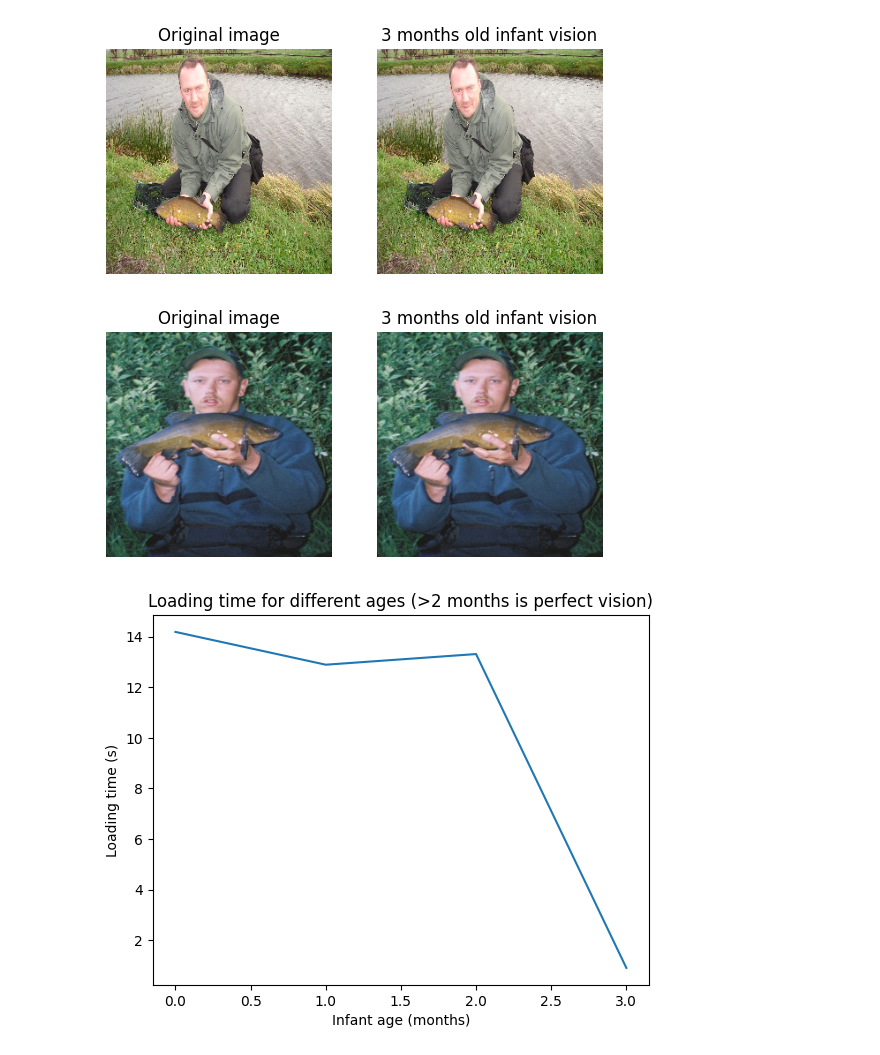
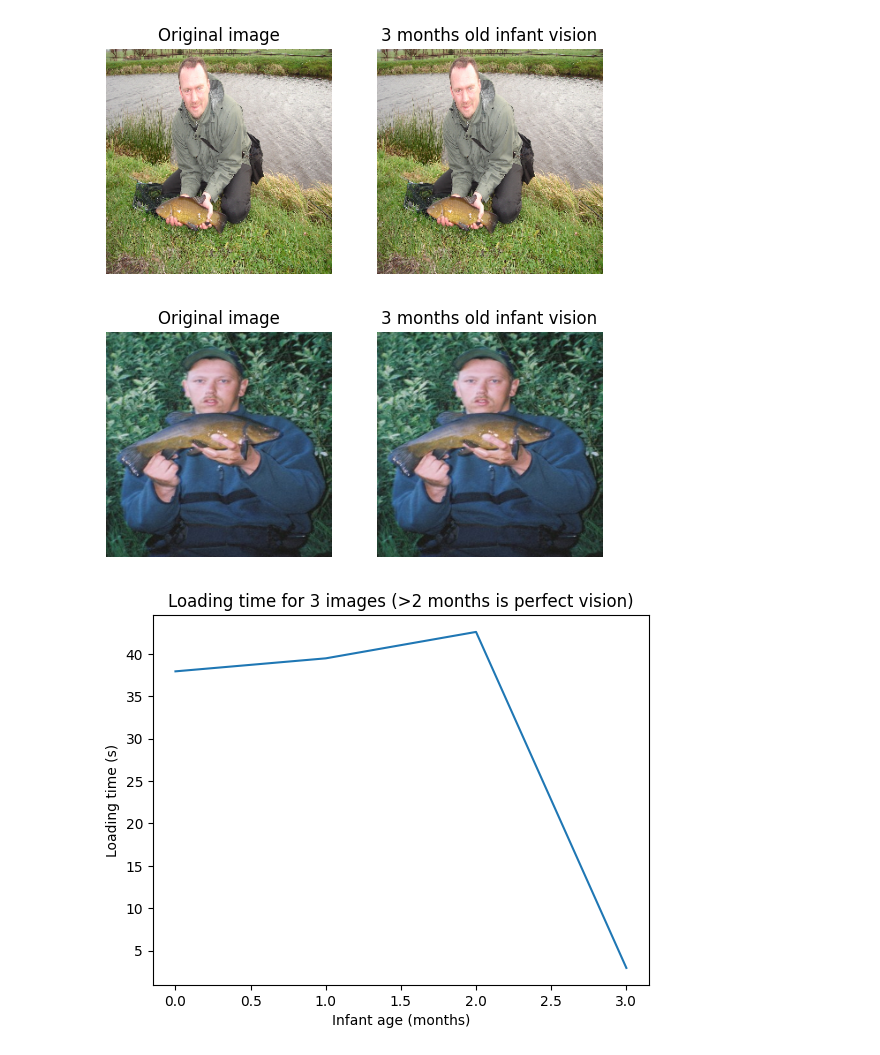
Before and after one commit to kamsur/CompVis, a Jupyter notebook: Part_1-Low_color_sensitivity/dataloader_demo.ipynb, the cells around one changed output. Drawn from its saved outputs; the diff is of its cells as text; code cells hidden in the pictures.

```diff
--- a/Part_1-Low_color_sensitivity/dataloader_demo.ipynb
+++ b/Part_1-Low_color_sensitivity/dataloader_demo.ipynb
@@ -25,8 +25,8 @@ for infant_age in range(4):
     loading_start_time = time.time()
     (orig_x, x, y) = next(iter(train_dl))
     current_time = time.time()
-    average_loading_time = (current_time - loading_start_time) / batch_size
-    loading_times.append(average_loading_time)
+    loading_time = (current_time - loading_start_time)
+    loading_times.append(loading_time)
 
 
     for i in range(batch_size):
@@ -41,10 +41,10 @@ for infant_age in range(4):
         plt.imshow(x[i].permute(1, 2, 0))
         plt.savefig(f"{train_dataset.infant_age}_months_old_infant_vision_image_{i+1}.png")
 
-    print("Average loading time:", average_loading_time)
+    print(f"Loading time for {batch_size} images:", loading_time)
 plt.figure()
 plt.plot(loading_times)
-plt.title("Loading time for different ages (>2 months is perfect vision)")
+plt.title(f"Loading time for {batch_size} images (>2 months is perfect vision)")
 plt.xlabel("Infant age (months)")
 plt.ylabel("Loading time (s)")
 plt.show()
@@ -70,13 +70,13 @@ Average loading time: 0.8999186356862386
 [figure]
 [figure]
 [figure]
 [figure]
 [figure]
 [figure]
 [figure]
 [figure]
 [figure]
 [figure]
 [figure]
 [figure]
-[figure, old version]
+[figure, new version]
```
Also changed, not shown: parts of 1 cell of this notebook, 1 other file.
